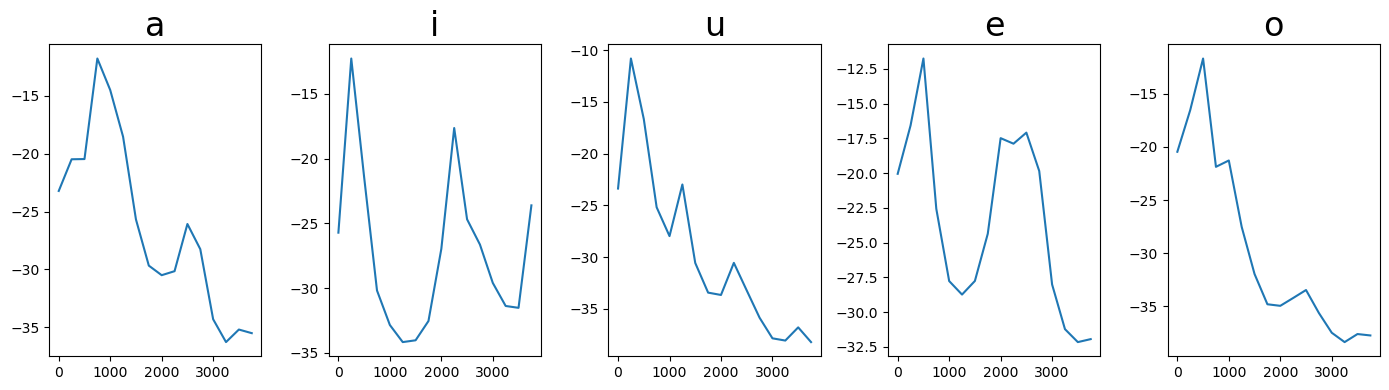
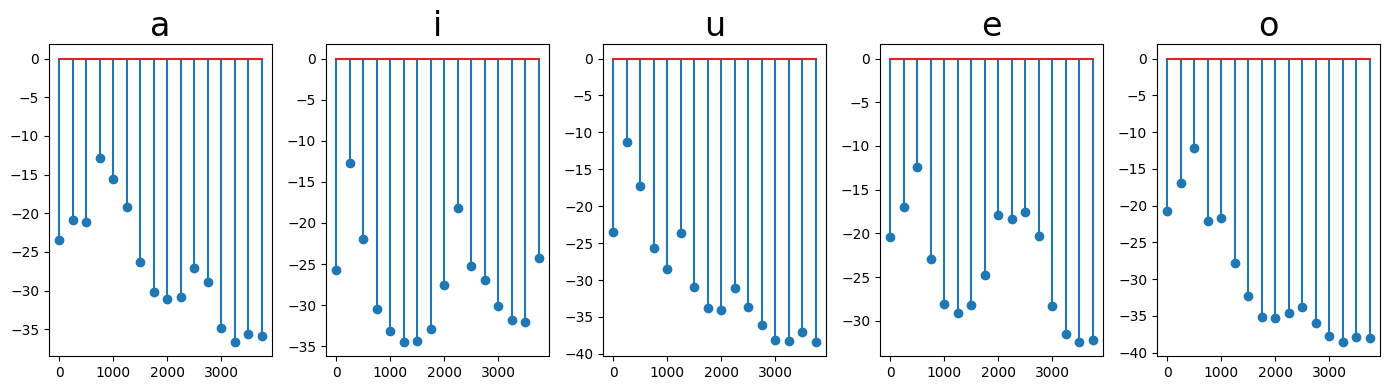
Code edit (unified diff) that turned the first committed figure into the second:
--- before
+++ after
@@ -4,4 +4,4 @@
 subplots = fig.subplots(1,5)
 for k in range(5):
-    subplots[k].plot(frequency_axis, models[k] )
+    subplots[k].stem(frequency_axis, models[k] )
     subplots[k].set_title(labels[k], fontsize=24)

Commit: hw9